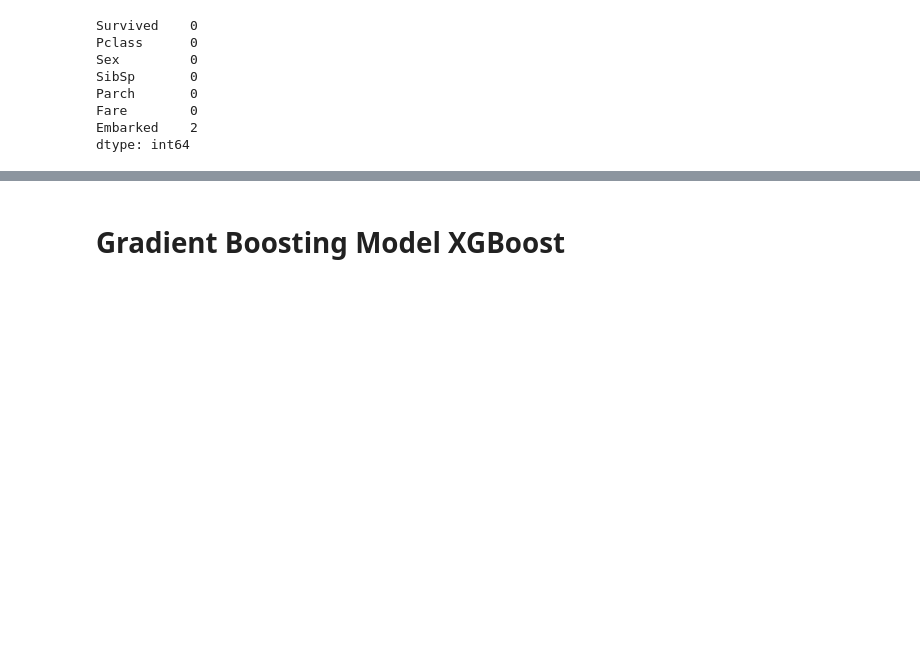
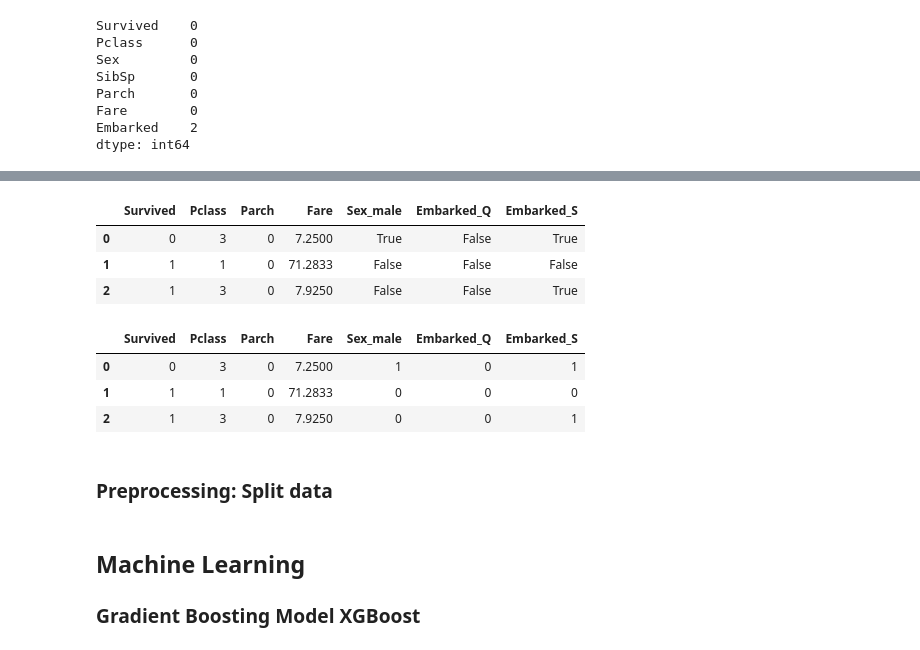
Before and after one commit to norodrigues111/Python-Tableau-ML-CodSoft-Internship, a Jupyter notebook: Titanic Survival Prediction Task/Titanic Survival Prediction.ipynb, the cells around one changed output, grey strips where cells are left out. Drawn from its saved outputs; the diff is of its cells as text; code cells hidden in the pictures; blank space fills up the shorter version.

```diff
--- a/Titanic Survival Prediction Task/Titanic Survival Prediction.ipynb
+++ b/Titanic Survival Prediction Task/Titanic Survival Prediction.ipynb
@@ -260,0 +344,15 @@ titanic_df.dropna(inplace=True)
+# %%
+titanic_ML.head(3)
+# %% [output]
+|  | Survived | Pclass | Parch | Fare | Sex_male | Embarked_Q | Embarked_S |
+| 0 | 0 | 3 | 0 | 7.2500 | True | False | True |
+| 1 | 1 | 1 | 0 | 71.2833 | False | False | False |
+| 2 | 1 | 3 | 0 | 7.9250 | False | False | True |
+# %%
+titanic_ML[['Sex_male','Embarked_Q','Embarked_S']] = titanic_ML[['Sex_male','Embarked_Q','Embarked_S']].astype(int)
+titanic_ML.head(3)
+# %% [output]
+|  | Survived | Pclass | Parch | Fare | Sex_male | Embarked_Q | Embarked_S |
+| 0 | 0 | 3 | 0 | 7.2500 | 1 | 0 | 1 |
+| 1 | 1 | 1 | 0 | 71.2833 | 0 | 0 | 0 |
+| 2 | 1 | 3 | 0 | 7.9250 | 0 | 0 | 1 |
@@ -260,0 +361,2 @@ titanic_df.dropna(inplace=True)
+# %% [markdown]
+### Preprocessing: Split data
@@ -261,2 +370,4 @@ titanic_df.dropna(inplace=True)
 # %% [markdown]
-# Gradient Boosting Model XGBoost
+## Machine Learning
+
+### Gradient Boosting Model XGBoost
```
Also changed, not shown: parts of 32 cells of this notebook.
